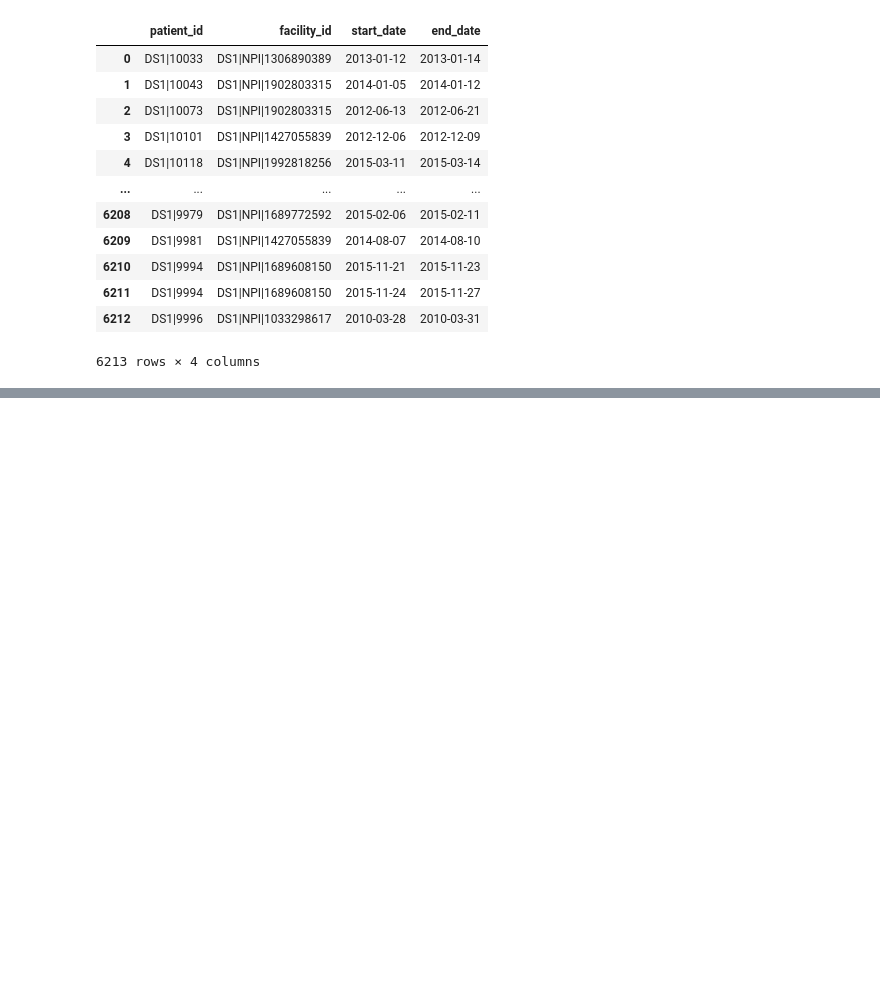
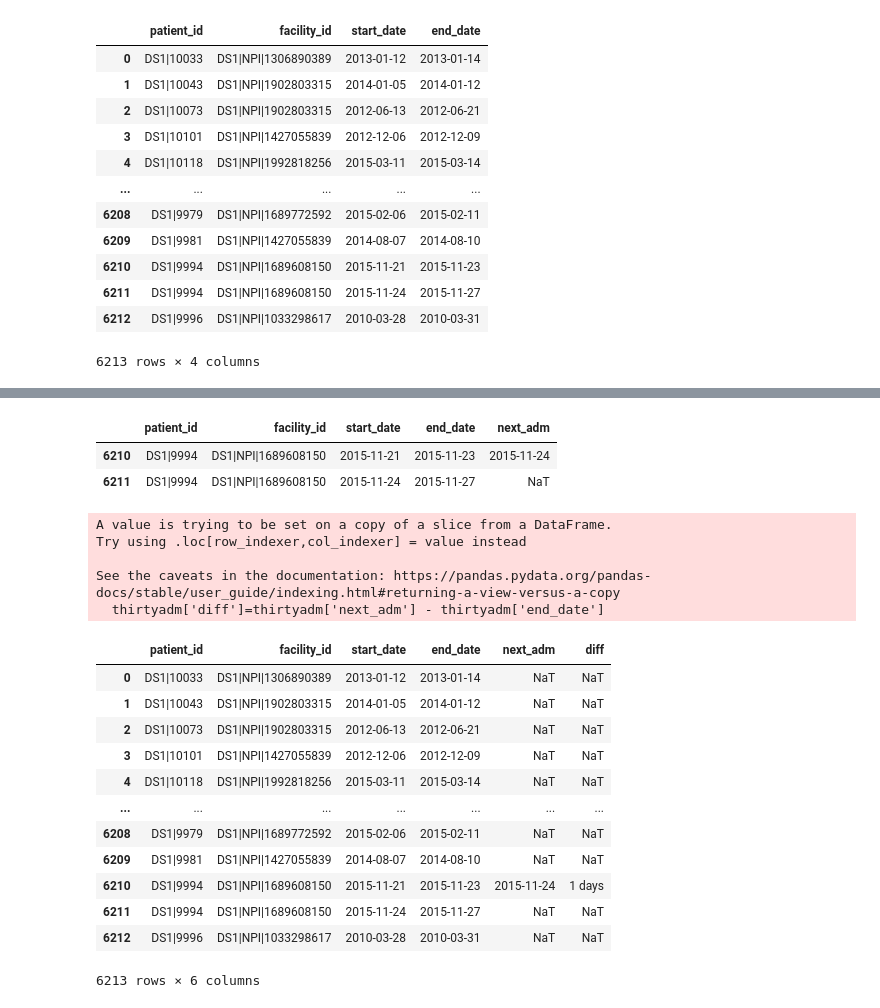
Before and after one commit to rghertel/hospital-readmission-not-koalas, a Jupyter notebook: URSA_hospital_readmission.ipynb, the cells around one changed output, grey strips where cells are left out. Cells and saved outputs as stored; diff of their text form; code cells hidden in the pictures; blank space fills up the shorter version.

```diff
--- a/URSA_hospital_readmission.ipynb
+++ b/URSA_hospital_readmission.ipynb
@@ -27,7 +28,7 @@ dayreadmin = adm[['Patient ID','Facility Provider ID','Encounter Start Date','En
 # %%
 ##renaming columns to be one "word"
-dayreadmin.columns = ['patient_id','facility_id','start_date','end_date']
-dayreadmin
+thirtyadm.columns = ['patient_id','facility_id','start_date','end_date']
+thirtyadm
 # %% [output]
 |  | patient_id | facility_id | start_date | end_date |
 | 0 | DS1|10033 | DS1|NPI|1306890389 | 2013-01-12 | 2013-01-14 |
@@ -65,0 +46,2 @@ day30readm=mask['end_date'] - mask[]
+# %%
+thirtyadm['next_adm']=thirtyadm.sort_values(by=['start_date'],ascending=True).groupby(['patient_id'])['start_date'].shift(-1)
@@ -65,0 +54,28 @@ day30readm=mask['end_date'] - mask[]
+# %%
+thirtyadm[thirtyadm['patient_id']=='DS1|9994']
+# %% [output]
+|  | patient_id | facility_id | start_date | end_date | next_adm |
+| 6210 | DS1|9994 | DS1|NPI|1689608150 | 2015-11-21 | 2015-11-23 | 2015-11-24 |
+| 6211 | DS1|9994 | DS1|NPI|1689608150 | 2015-11-24 | 2015-11-27 | NaT |
+# %%
+thirtyadm['diff']=thirtyadm['next_adm'] - thirtyadm['end_date']
+thirtyadm
+# %% [output]
+A value is trying to be set on a copy of a slice from a DataFrame.
+Try using .loc[row_indexer,col_indexer] = value instead
+
+See the caveats in the documentation: https://pandas.pydata.org/pandas-docs/stable/user_guide/indexing.html#returning-a-view-versus-a-copy
+  thirtyadm['diff']=thirtyadm['next_adm'] - thirtyadm['end_date']
+|  | patient_id | facility_id | start_date | end_date | next_adm | diff |
+| 0 | DS1|10033 | DS1|NPI|1306890389 | 2013-01-12 | 2013-01-14 | NaT | NaT |
+| 1 | DS1|10043 | DS1|NPI|1902803315 | 2014-01-05 | 2014-01-12 | NaT | NaT |
+| 2 | DS1|10073 | DS1|NPI|1902803315 | 2012-06-13 | 2012-06-21 | NaT | NaT |
+| 3 | DS1|10101 | DS1|NPI|1427055839 | 2012-12-06 | 2012-12-09 | NaT | NaT |
+| 4 | DS1|10118 | DS1|NPI|1992818256 | 2015-03-11 | 2015-03-14 | NaT | NaT |
+| ... | ... | ... | ... | ... | ... | ... |
+| 6208 | DS1|9979 | DS1|NPI|1689772592 | 2015-02-06 | 2015-02-11 | NaT | NaT |
+| 6209 | DS1|9981 | DS1|NPI|1427055839 | 2014-08-07 | 2014-08-10 | NaT | NaT |
+| 6210 | DS1|9994 | DS1|NPI|1689608150 | 2015-11-21 | 2015-11-23 | 2015-11-24 | 1 days |
+| 6211 | DS1|9994 | DS1|NPI|1689608150 | 2015-11-24 | 2015-11-27 | NaT | NaT |
+| 6212 | DS1|9996 | DS1|NPI|1033298617 | 2010-03-28 | 2010-03-31 | NaT | NaT |
+6213 rows × 6 columns
```
Also changed, not shown: parts of 18 cells of this notebook.
